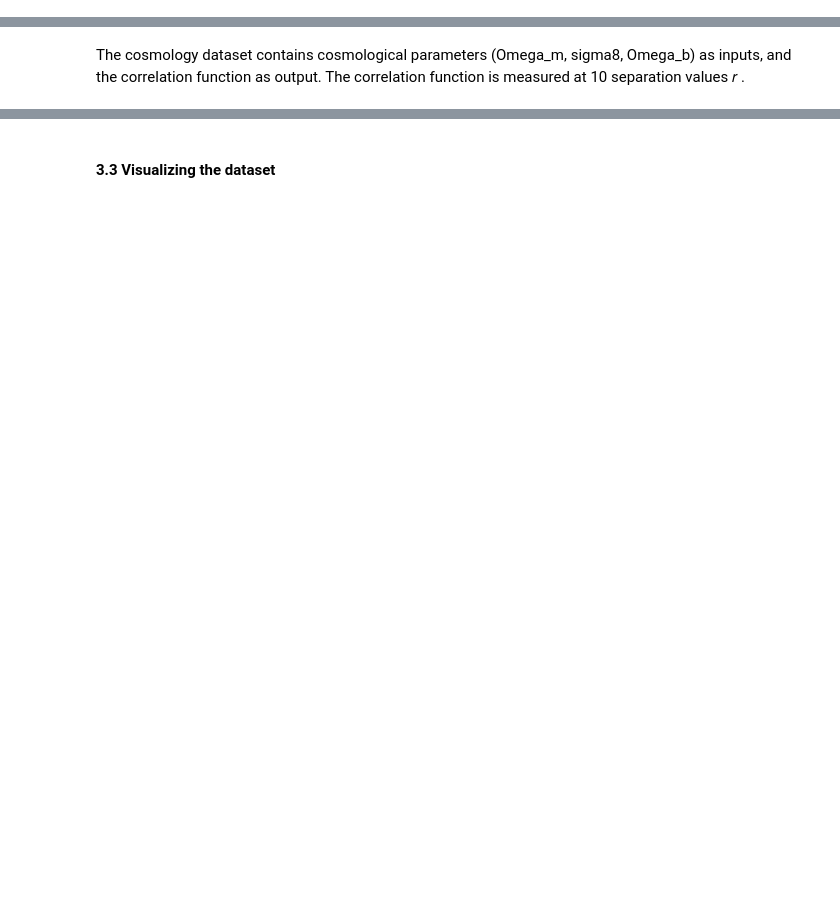
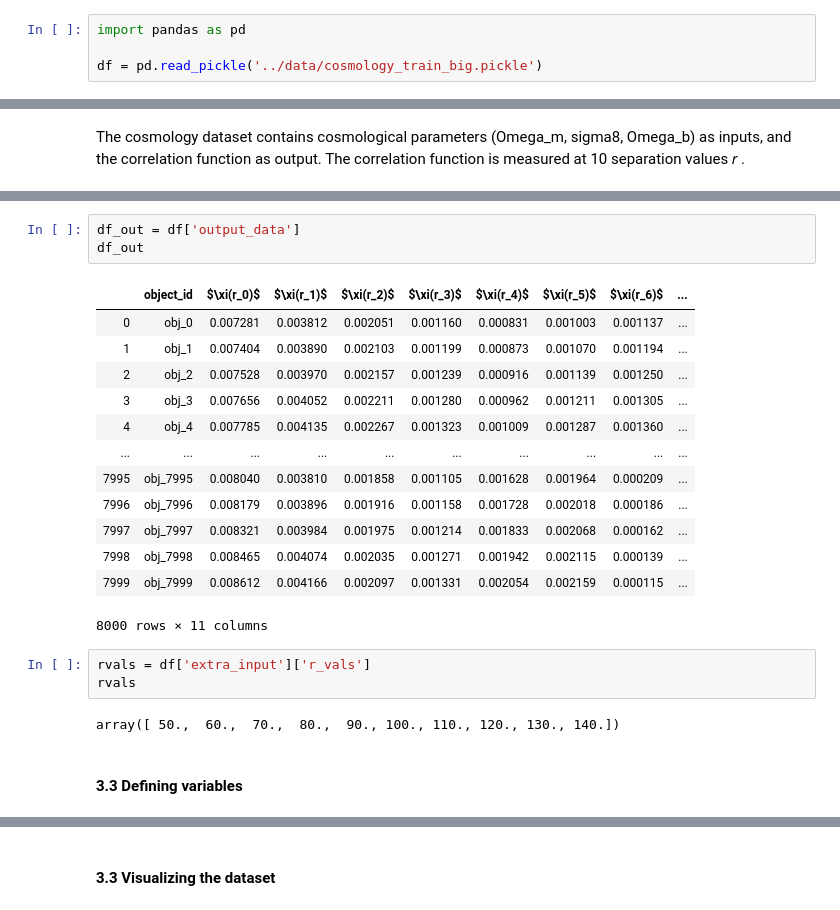
Before and after one commit to kstoreyf/emu-fight, a Jupyter notebook: emulator_examples/svm_emu-fight.ipynb, the cells around one changed output, grey strips where cells are left out. Cells and saved outputs as stored; diff of their text form; blank space fills up the shorter version.

```diff
--- a/emulator_examples/svm_emu-fight.ipynb
+++ b/emulator_examples/svm_emu-fight.ipynb
@@ -29,3 +30,7 @@ train_data = np.load(train_file, allow_pickle=True)
+# %%
+import pandas as pd
+
+df = pd.read_pickle('../data/cosmology_train_big.pickle')
 # %% [markdown]
 The cosmology dataset contains cosmological parameters (Omega_m, sigma8, Omega_b) as inputs, and the correlation function as output. The correlation function is measured at 10 separation values $r$.
 # %% [markdown]
@@ -109,0 +63,24 @@ array([[ 7.28099888e-03,  3.81211294e-03,  2.05146145e-03, ...,
+# %%
+df_out = df['output_data']
+df_out
+# %% [output]
+|  | object_id | $\xi(r_0)$ | $\xi(r_1)$ | $\xi(r_2)$ | $\xi(r_3)$ | $\xi(r_4)$ | $\xi(r_5)$ | $\xi(r_6)$ | ... |
+| 0 | obj_0 | 0.007281 | 0.003812 | 0.002051 | 0.001160 | 0.000831 | 0.001003 | 0.001137 | ... |
+| 1 | obj_1 | 0.007404 | 0.003890 | 0.002103 | 0.001199 | 0.000873 | 0.001070 | 0.001194 | ... |
+| 2 | obj_2 | 0.007528 | 0.003970 | 0.002157 | 0.001239 | 0.000916 | 0.001139 | 0.001250 | ... |
+| 3 | obj_3 | 0.007656 | 0.004052 | 0.002211 | 0.001280 | 0.000962 | 0.001211 | 0.001305 | ... |
+| 4 | obj_4 | 0.007785 | 0.004135 | 0.002267 | 0.001323 | 0.001009 | 0.001287 | 0.001360 | ... |
+| ... | ... | ... | ... | ... | ... | ... | ... | ... | ... |
+| 7995 | obj_7995 | 0.008040 | 0.003810 | 0.001858 | 0.001105 | 0.001628 | 0.001964 | 0.000209 | ... |
+| 7996 | obj_7996 | 0.008179 | 0.003896 | 0.001916 | 0.001158 | 0.001728 | 0.002018 | 0.000186 | ... |
+| 7997 | obj_7997 | 0.008321 | 0.003984 | 0.001975 | 0.001214 | 0.001833 | 0.002068 | 0.000162 | ... |
+| 7998 | obj_7998 | 0.008465 | 0.004074 | 0.002035 | 0.001271 | 0.001942 | 0.002115 | 0.000139 | ... |
+| 7999 | obj_7999 | 0.008612 | 0.004166 | 0.002097 | 0.001331 | 0.002054 | 0.002159 | 0.000115 | ... |
+8000 rows × 11 columns
+# %%
+rvals = df['extra_input']['r_vals']
+rvals
+# %% [output]
+array([ 50.,  60.,  70.,  80.,  90., 100., 110., 120., 130., 140.])
+# %% [markdown]
+#### 3.3 Defining variables
```
Also changed, not shown: parts of 42 cells of this notebook, 1 other file.
